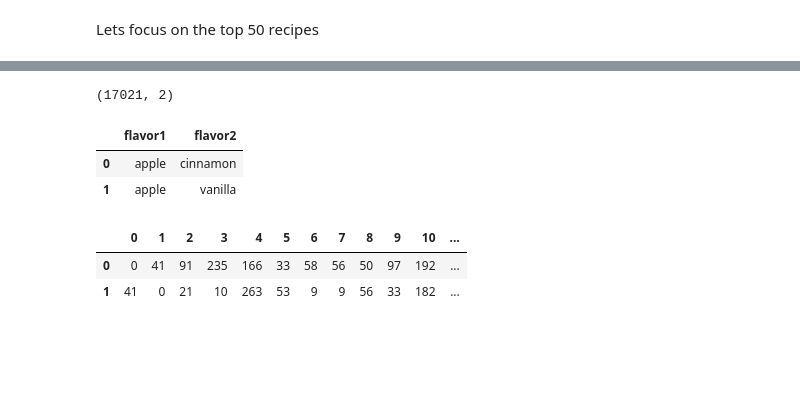
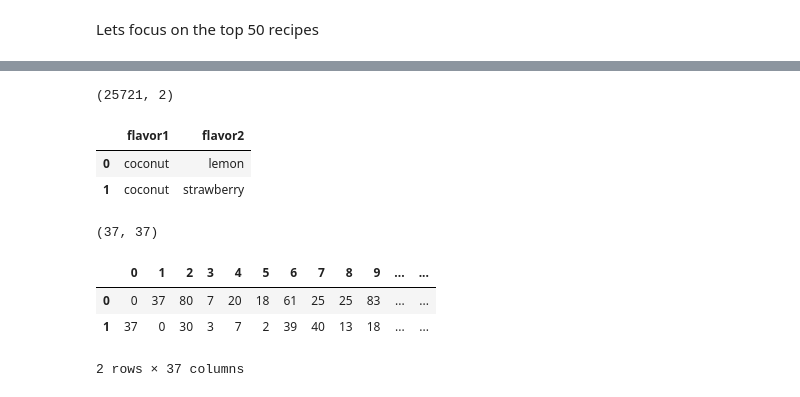
Before and after one commit to ringhilterra/dessert-flavor-pairings, a Jupyter notebook: v2_recipes_exploratory.ipynb, the cells around one changed output, grey strips where cells are left out. Drawn from its saved outputs; the diff is of its cells as text; code cells hidden in the pictures; blank space fills up the shorter version.

```diff
--- a/recipes_exploratory.ipynb
+++ b/v2_recipes_exploratory.ipynb
@@ -114,6 +250,6 @@ top20_flavors = list(flavor_cdf.head(20).flavor.values)
 # %% [markdown]
 Take the original dataframe and calcualte co occurence matrix
 # %%
-adf = df[['recipe_name', 'flavor_list']]
+adf = df[["recipe_name", "flavor_list3"]]
 adf.head()
 # %% [output]
@@ -128,7 +264,7 @@ Lets focus on the top 50 recipes
 # %%
 import itertools
 # %%
-f_list = adf.flavor_list.iloc[0]
+f_list = adf["flavor_list3"].iloc[0]
 # %%
 f_list
 # %% [output]
@@ -140,6 +276,6 @@ list(itertools.combinations(f_list, 2))
 # %%
 flavor_pairs_list = []
-for f_list in adf.flavor_list.values:
+for f_list in adf["flavor_list3"].values:
     flavor_pairs = list(itertools.combinations(f_list, 2))
     flavor_pairs_list = flavor_pairs_list + flavor_pairs
 # %%
@@ -156,13 +292,15 @@ flavor_pdf.head(2)
 # %%
-flavor_t50_pdf = flavor_pdf[(flavor_pdf.flavor1.isin(top50_flavors)) & (flavor_pdf.flavor2.isin(top50_flavors))]
-flavor_t20_pdf = flavor_pdf[(flavor_pdf.flavor1.isin(top20_flavors)) & (flavor_pdf.flavor2.isin(top20_flavors))]
-print(flavor_t20_pdf.shape)
+# flavor_t50_pdf = flavor_pdf[(flavor_pdf.flavor1.isin(top50_flavors)) & (flavor_pdf.flavor2.isin(top50_flavors))]
+flavor_top_pdf = flavor_pdf[
+    (flavor_pdf.flavor1.isin(top_flavors)) & (flavor_pdf.flavor2.isin(top_flavors))
+]
+print(flavor_top_pdf.shape)
 # %% [output]
-(17021, 2)
+(25721, 2)
 # %%
-flavor_t20_pdf.head(2)
+flavor_top_pdf.head(2)
 # %% [output]
 |  | flavor1 | flavor2 |
-| 0 | apple | cinnamon |
-| 1 | apple | vanilla |
+| 0 | coconut | lemon |
+| 1 | coconut | strawberry |
 # %%
@@ -173,12 +311,15 @@ matrix = pd.pivot_table(
 ).values.tolist()
 # %%
 mdf = pd.DataFrame(matrix)
-# %%
-mdf.head(2)
-# %% [output]
-|  | 0 | 1 | 2 | 3 | 4 | 5 | 6 | 7 | 8 | 9 | 10 | ... |
-| 0 | 0 | 41 | 91 | 235 | 166 | 33 | 58 | 56 | 50 | 97 | 192 | ... |
-| 1 | 41 | 0 | 21 | 10 | 263 | 53 | 9 | 9 | 56 | 33 | 182 | ... |
+# %%
+print(mdf.shape)
+mdf.head(2)
+# %% [output]
+(37, 37)
+|  | 0 | 1 | 2 | 3 | 4 | 5 | 6 | 7 | 8 | 9 | ... | ... |
+| 0 | 0 | 37 | 80 | 7 | 20 | 18 | 61 | 25 | 25 | 83 | ... | ... |
+| 1 | 37 | 0 | 30 | 3 | 7 | 2 | 39 | 40 | 13 | 18 | ... | ... |
+2 rows × 37 columns
 # %%
 mdf.sum()
 # %% [output]
```
Also changed, not shown: parts of 49 cells of this notebook, 7 other files.
